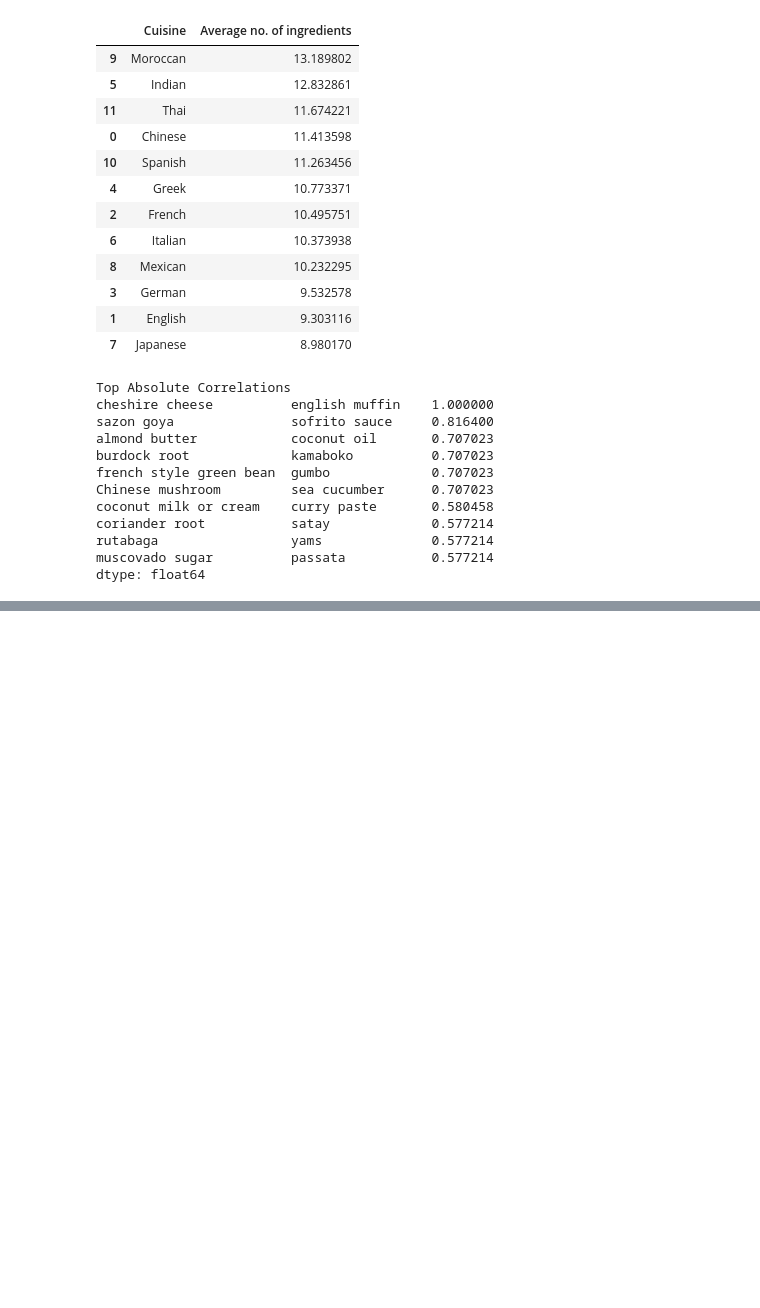
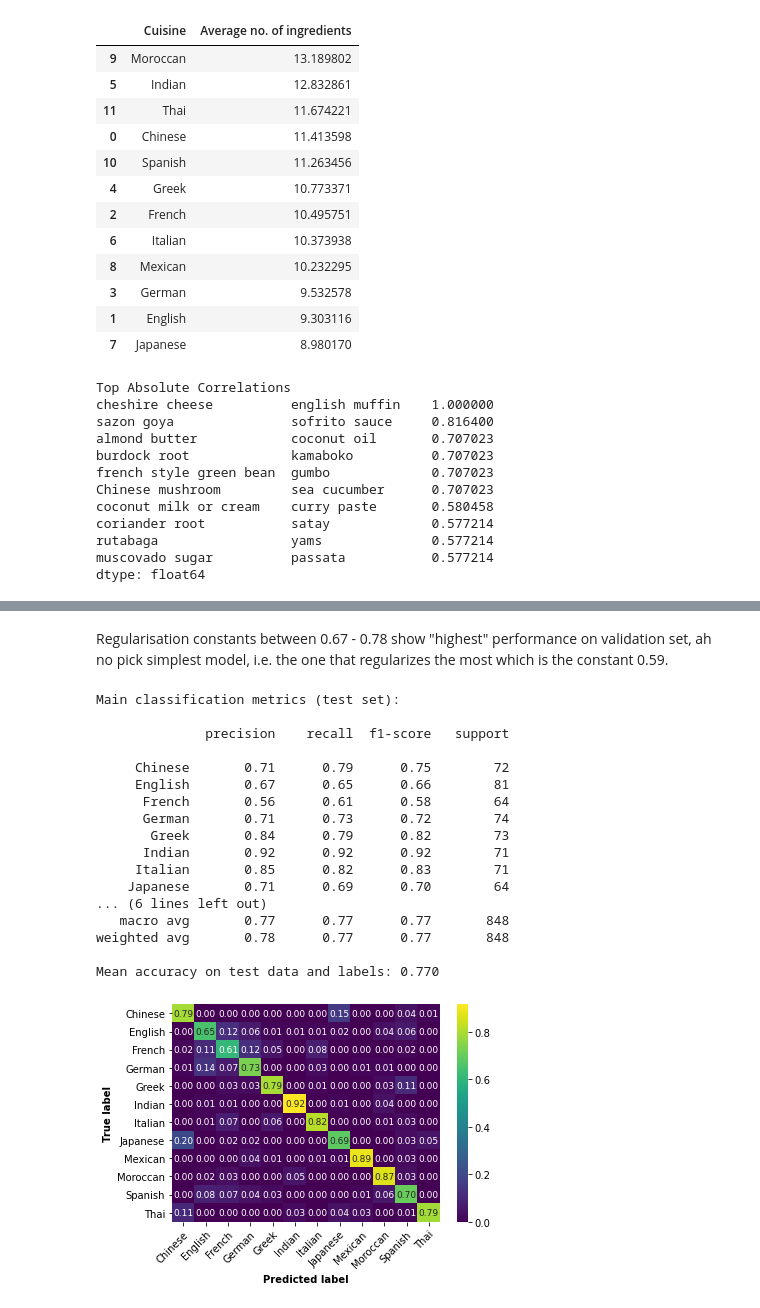
Before and after one commit to TedOiler/dme_gp, a Jupyter notebook: recipes/nathalie.ipynb, the cells around one changed output, grey strips where cells are left out. Cells and saved outputs as stored; diff of their text form; code cells hidden in the pictures; blank space fills up the shorter version.

```diff
--- a/recipes/nathalie.ipynb
+++ b/recipes/nathalie.ipynb
@@ -539,0 +855,56 @@ Bread, beans, cheese etc come in different variations such as cheddar cheese, bl
+# %% [markdown]
+Regularisation constants between 0.67 - 0.78 show "highest" performance on validation set, ah no pick simplest model, i.e. the one that regularizes the most which is the constant 0.59.
+# %%
+drop_list = []
+X_train_8_deleted = new_X_train.copy()
+X_val_8_deleted = new_X_val.copy()
+X_train_full_8_deleted = new_X_full_train.copy()
+X_test_8_deleted = new_X_test.copy()
+for i in range(1, 8+1, 1):
+    idx_max = X_train_8_deleted.sum(axis=0).argmax()
+    drop_list.append(idx_max)
+    X_train_8_deleted = np.delete(X_train_8_deleted, idx_max, axis=1)
+    X_val_8_deleted = np.delete(X_val_8_deleted, idx_max, axis=1)
+    X_train_full_8_deleted = np.delete(X_train_full_8_deleted, idx_max, axis=1)
+    X_test_8_deleted = np.delete(X_test_8_deleted, idx_max, axis=1)
+# %%
+#--- FINALLY, TESTING!
+
+#--- fit logistic regression again on training plus validation data
+#use _full data for this (but the one with 8 deleted )
+
+log_reg_full = LogisticRegression(random_state=random_state, max_iter=1000, C=0.59).fit(X_train_full_8_deleted, np.ravel(y_train_full))
+
+#--- should I tune hyperparameters again? on train+val data?
+
+#--- testing performance
+
+predict_logreg_test = log_reg_full.predict(X_test_8_deleted)
+test_score = log_reg_full.score(X_test_8_deleted, y_test)
+print("\nMain classification metrics (test set):\n")
+print(classification_report(y_test, predict_logreg_test, target_names=cuisines))
+print("Mean accuracy on test data and labels: {:.3f}".format(test_score))
+
+#--- confusion matrix for performance on test set
+# with true positives and true negatives on diagonal
+cm_reg = confusion_matrix(y_test, predict_logreg_test, normalize='true')
+plot_confusion_matrix(cm_reg, class_labels=cuisines)
+# %% [output]
+Main classification metrics (test set):
+
+              precision    recall  f1-score   support
+
+     Chinese       0.71      0.79      0.75        72
+     English       0.67      0.65      0.66        81
+      French       0.56      0.61      0.58        64
+      German       0.71      0.73      0.72        74
+       Greek       0.84      0.79      0.82        73
+      Indian       0.92      0.92      0.92        71
+     Italian       0.85      0.82      0.83        71
+    Japanese       0.71      0.69      0.70        64
+... (6 lines left out)
+   macro avg       0.77      0.77      0.77       848
+weighted avg       0.78      0.77      0.77       848
+
+Mean accuracy on test data and labels: 0.770
+[figure, added]
```
Also changed, not shown: parts of 24 cells of this notebook.
